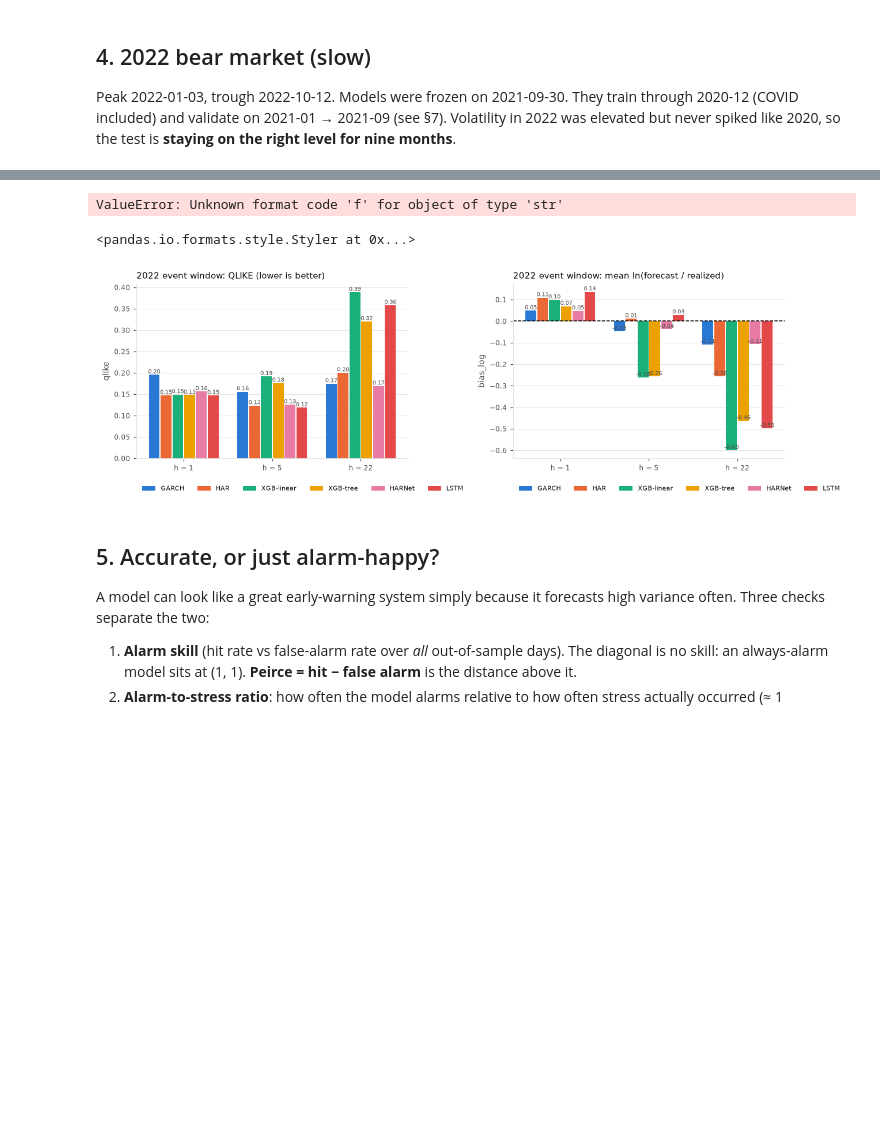
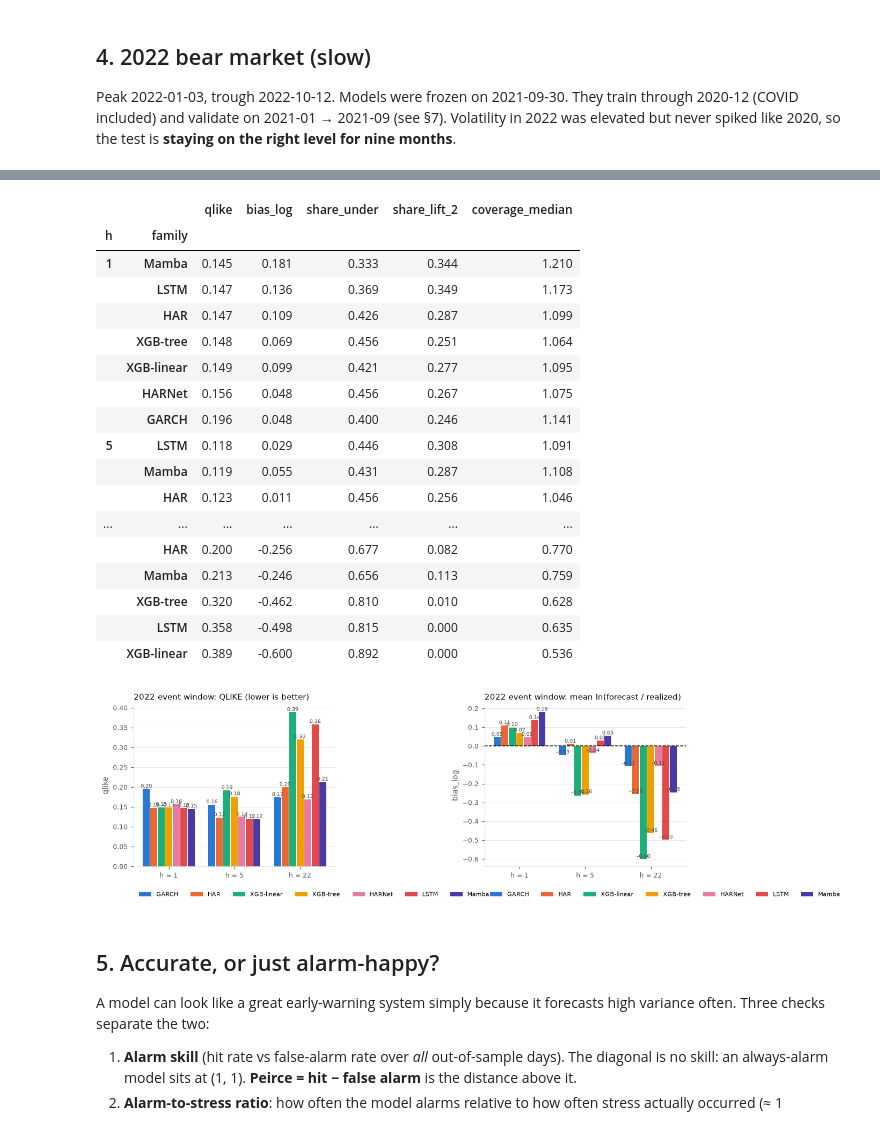
Before and after one commit to ElbertLUCLA/vol_forecast, a Jupyter notebook: notebooks/02_model_comparison.ipynb, the cells around one changed output, grey strips where cells are left out. Drawn from its saved outputs; the diff is of its cells as text; code cells hidden in the pictures; blank space fills up the shorter version.

```diff
--- a/notebooks/02_model_comparison.ipynb
+++ b/notebooks/02_model_comparison.ipynb
@@ -292,16 +310,32 @@ display(lt[(lt["event"] == "bear2022") & lt["fs"].isin(["ext", "-"])].sort_value
 # %%
 track = E.tracking_table(df, "bear2022")
 track.to_csv(out_dir / "bear2022_tracking.csv", index=False)
 display(track[track["fs"].isin(["ext", "-"])].sort_values(["h", "qlike"]).set_index(["h", "family"])
-        .drop(columns=["fs"]).style.format("{:.3f}"))
+        .drop(columns=["fs", "model"]).style.format("{:.3f}"))
 fig, axes = plt.subplots(1, 2, figsize=(12, 3.8))
 P.bar_by_family(track, "qlike", ax=axes[0], title="2022 event window: QLIKE (lower is better)")
 P.bar_by_family(track, "bias_log", ax=axes[1], ref=0.0, title="2022 event window: mean ln(forecast / realized)")
 fig.tight_layout(); fig.savefig(out_dir / "bear2022_tracking.png", dpi=150)
 # %% [output]
-ValueError: Unknown format code 'f' for object of type 'str'
-<pandas.io.formats.style.Styler at 0x...>
+|  |  | qlike | bias_log | share_under | share_lift_2 | coverage_median |
+| h | family |  |  |  |  |  |
+| 1 | Mamba | 0.145 | 0.181 | 0.333 | 0.344 | 1.210 |
+|  | LSTM | 0.147 | 0.136 | 0.369 | 0.349 | 1.173 |
+|  | HAR | 0.147 | 0.109 | 0.426 | 0.287 | 1.099 |
+|  | XGB-tree | 0.148 | 0.069 | 0.456 | 0.251 | 1.064 |
+|  | XGB-linear | 0.149 | 0.099 | 0.421 | 0.277 | 1.095 |
+|  | HARNet | 0.156 | 0.048 | 0.456 | 0.267 | 1.075 |
+|  | GARCH | 0.196 | 0.048 | 0.400 | 0.246 | 1.141 |
+| 5 | LSTM | 0.118 | 0.029 | 0.446 | 0.308 | 1.091 |
+|  | Mamba | 0.119 | 0.055 | 0.431 | 0.287 | 1.108 |
+|  | HAR | 0.123 | 0.011 | 0.456 | 0.256 | 1.046 |
+| ... | ... | ... | ... | ... | ... | ... |
+|  | HAR | 0.200 | -0.256 | 0.677 | 0.082 | 0.770 |
+|  | Mamba | 0.213 | -0.246 | 0.656 | 0.113 | 0.759 |
+|  | XGB-tree | 0.320 | -0.462 | 0.810 | 0.010 | 0.628 |
+|  | LSTM | 0.358 | -0.498 | 0.815 | 0.000 | 0.635 |
+|  | XGB-linear | 0.389 | -0.600 | 0.892 | 0.000 | 0.536 |
-[figure, old version]
+[figure, new version]
 # %% [markdown]
 ## 5. Accurate, or just alarm-happy?
 
```
Also changed, not shown: parts of 13 cells of this notebook.
